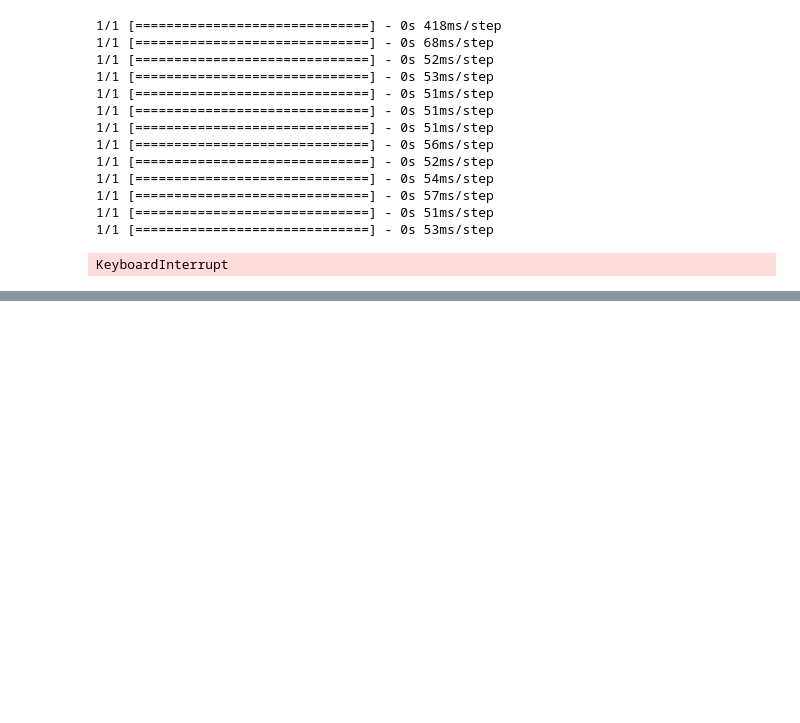
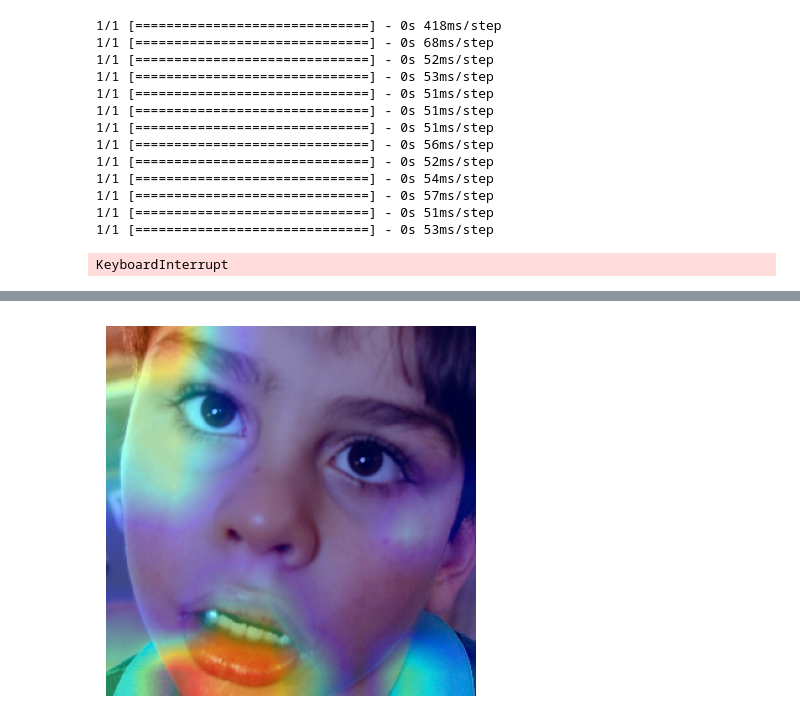
Before and after one commit to IsuruDilanga/FYP_Implementation, a Jupyter notebook: FYP_implementation/InceptionV3.ipynb, the cells around one changed output, grey strips where cells are left out. Drawn from its saved outputs; the diff is of its cells as text; code cells hidden in the pictures; blank space fills up the shorter version.

Commit message:
add ResNet50V2 and InceptoinV3 to grad Cam XAI V1

```diff
--- a/FYP_implementation/InceptionV3.ipynb
+++ b/FYP_implementation/InceptionV3.ipynb
@@ -655,3 +655,91 @@ KeyboardInterrupt
 #     print(f"Predicted ASD with probability: {rounded_prediction:.2f}")
 # else:
 #     print(f"Predicted non-ASD with probability: {1 - rounded_prediction:.2f}")
+# %%
+## Prediction ##
+import cv2
+import numpy as np
+from tensorflow.keras.applications.inception_v3 import InceptionV3, preprocess_input
+import matplotlib.pyplot as plt
+from tensorflow.keras.preprocessing import image
+from tensorflow.keras.applications.resnet_v2 import preprocess_input
+from tensorflow.keras.models import Model, load_model
+import tensorflow as tf
+
+# Define Grad-CAM function
+def generate_grad_cam(model, img_array, layer_name):
+    # Create a model that maps the input image to the desired layer's output
+    grad_model = Model(inputs=model.input, outputs=(model.get_layer(layer_name).output, model.output))
+
+    # Compute the gradient of the predicted class with respect to the output feature map of the given layer
+    with tf.GradientTape() as tape:
+        last_conv_layer_output, preds = grad_model(img_array)
+        predicted_class_output = preds[:, 0]  # ASD class index assuming ASD class is the first one
+
+    grads = tape.gradient(predicted_class_output, last_conv_layer_output)
+    pooled_grads = tf.reduce_mean(grads, axis=(0, 1, 2))
+    last_conv_layer_output = last_conv_layer_output[0]
+
+    # Compute the heatmap
+    heatmap = tf.reduce_mean(tf.multiply(pooled_grads, last_conv_layer_output), axis=-1)
+    heatmap = np.maximum(heatmap, 0)  # ReLU on the heatmap
+    heatmap /= np.max(heatmap)  # Normalize
+
+    return heatmap
+
+# Define paths
+input_image_path = '/Users/isurudissanayake/Documents/Data/DATA_SET/ASD/0486.jpg' # Replace with your image path
+model_path = '/Users/isurudissanayake/Documents/Data/DATA_SET/Feature-Extraction/InceptionV3/InceptionV3Model.h5'
+target_size = (299, 299)
+
+# Load the pre-trained ResNet50 model
+base_model = InceptionV3(weights='imagenet', include_top=True)
+
+# Create a new model that takes the input of ResNet50 and outputs the desired layer
+model = Model(inputs=base_model.input, outputs=base_model.get_layer('avg_pool').output)
+
+# Process the input image
+img_original = cv2.imread(input_image_path)
+img_original = cv2.resize(img_original, target_size)
+img_for_model = preprocess_input(np.expand_dims(img_original, axis=0))
+
+# Extract features using the full ResNet50 model
+features = model.predict(img_for_model) # Use the new model
+
+# Reshape features to match the expected input shape of trained_model
+features_reshaped = np.reshape(features, (1, 2048 )) # Reshape to (1, 7, 7, 512)
+
+# Load the trained model
+trained_model = load_model(model_path)
+
+# Predict ASD probability using the trained model and extracted features
+prediction = trained_model.predict(features_reshaped)[0][0] # Access the first element for ASD probability
+print("prediction: ", prediction)
+print("prediction: {:.5f}".format(prediction))
+
+rounded_prediction = round(prediction, 2)
+print(f"Predicted probability: {rounded_prediction:.2f}")
+
+if rounded_prediction > 0.5:
+    print(f"Predicted ASD with probability: {rounded_prediction:.2f}")
+
+        # Visualize the Grad-CAM heatmap
+    heatmap = generate_grad_cam(model, img_for_model, 'mixed10')
+
+    # Resize heatmap to match the size of the original image
+    heatmap = cv2.resize(heatmap, (img_original.shape[1], img_original.shape[0]))
+
+    # Apply colormap for better visualization
+    heatmap = np.uint8(255 * heatmap)
+    heatmap = cv2.applyColorMap(heatmap, cv2.COLORMAP_JET)
+
+    # Superimpose the heatmap on the original image
+    superimposed_img = cv2.addWeighted(img_original, 0.6, heatmap, 0.4, 0)
+
+    # Display the superimposed image
+    plt.imshow(cv2.cvtColor(superimposed_img, cv2.COLOR_BGR2RGB))
+    plt.axis('off')
+    plt.show()
+else:
+    print(f"Predicted non-ASD with probability: {1 - rounded_prediction:.2f}")
+# %% [output]
@@ -657,0 +752 @@ KeyboardInterrupt
+[figure, added]
```
Also changed, not shown: parts of 1 cell of this notebook, 1 other file.
